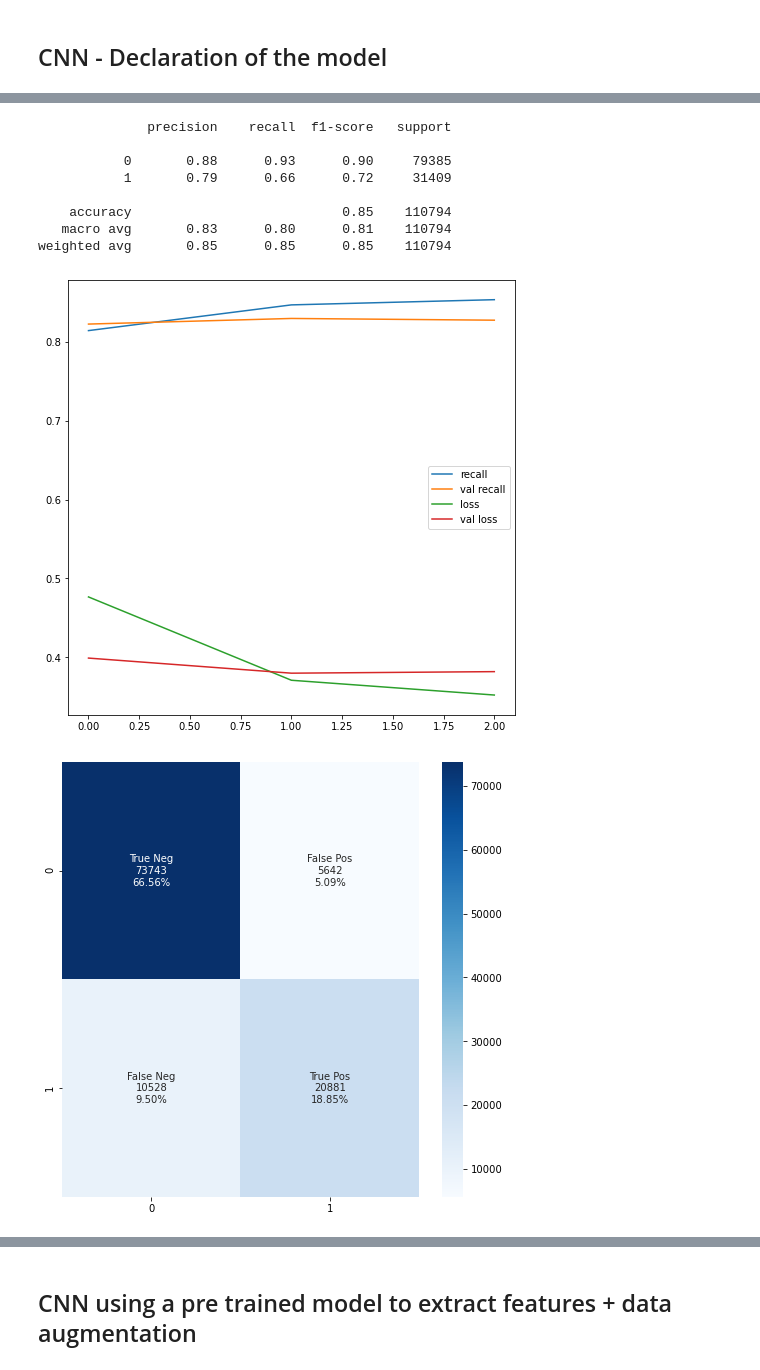
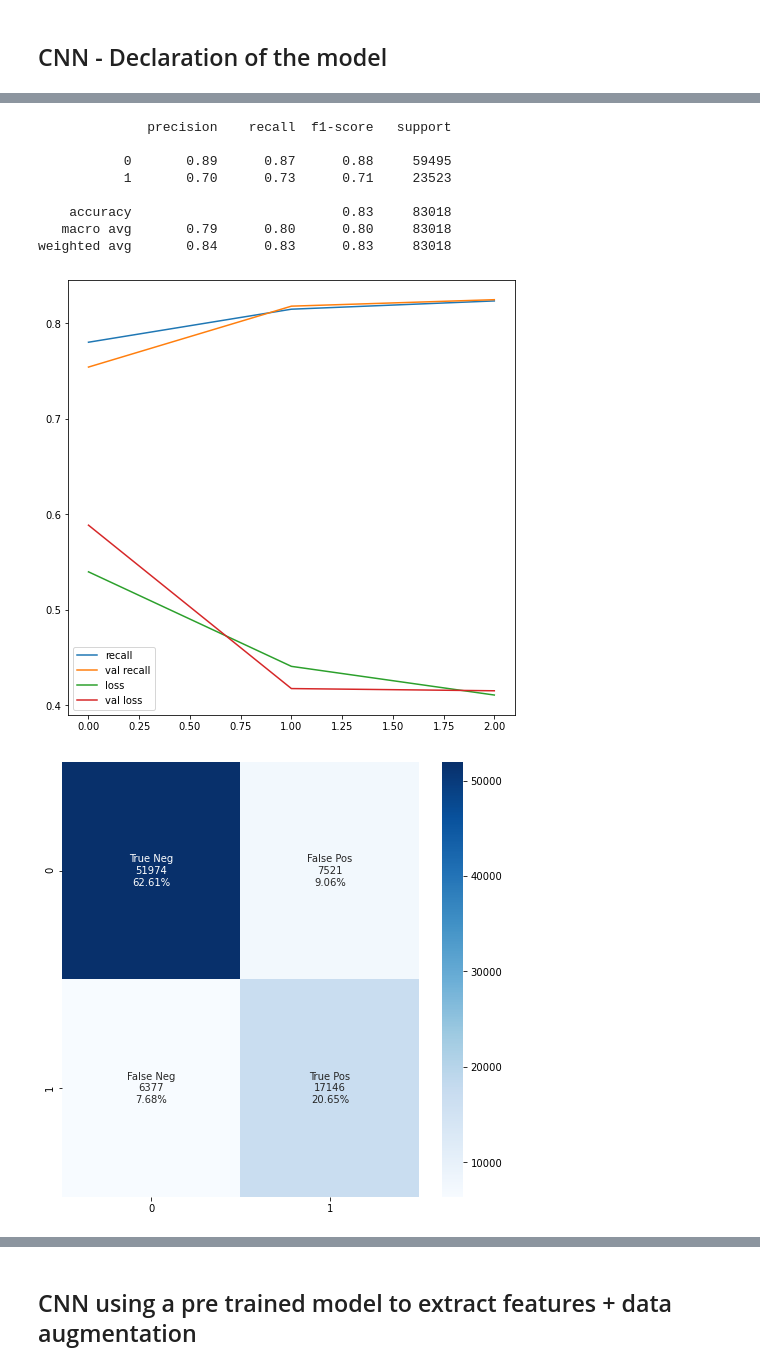
Before and after one commit to eltarr-kawther/Breast-cancer-classification, a Jupyter notebook: models.ipynb, the cells around one changed output, grey strips where cells are left out. Cells and saved outputs as stored; diff of their text form; code cells hidden in the pictures.

```diff
--- a/models.ipynb
+++ b/models.ipynb
@@ -60,11 +65,11 @@ def recall(y_true, y_pred):
     return recall
 
 def save(name):
-    with open(f"data/{name}.pickle", "wb") as handle:
+    with open(os.path.sep.join([models_history_path, f"{name}.pickle"]), "wb") as handle:
         pickle.dump(hist, handle, protocol=pickle.HIGHEST_PROTOCOL)
 
 def load(name):
-    with open(f"data/{name}.pickle", "rb") as handle:
+    with open(os.path.sep.join([models_history_path, f"{name}.pickle"]), "rb") as handle:
         return pickle.load(handle)
 # %% [markdown]
 ## Declaration of the image generators used to train models without having to load images in cache
@@ -102,24 +109,27 @@ totalVal_augmented = 40008    # total number of images in the validation set
 # %% [markdown]
 ## CNN - Declaration of the model
 # %%
-model = Sequential()
-model.add(SeparableConv2D(32, (3, 3), activation="relu"))
-model.add(BatchNormalization(axis=-1))
-model.add(MaxPooling2D((2, 2)))
+def get_model():
+    _model = Sequential()
+    _model.add(SeparableConv2D(32, (3, 3), activation="relu"))
+    _model.add(BatchNormalization(axis=-1))
+    _model.add(MaxPooling2D((2, 2)))
 
-model.add(SeparableConv2D(32, (3, 3), activation="relu"))
-model.add(BatchNormalization(axis=-1))
-model.add(MaxPooling2D((2, 2)))
+    _model.add(SeparableConv2D(32, (3, 3), activation="relu"))
+    _model.add(BatchNormalization(axis=-1))
+    _model.add(MaxPooling2D((2, 2)))
 
-model.add(SeparableConv2D(64, (3, 3), activation="relu"))
-model.add(BatchNormalization(axis=-1))
-model.add(MaxPooling2D(pool_size=(2, 2)))
+    _model.add(SeparableConv2D(64, (3, 3), activation="relu"))
+    _model.add(BatchNormalization(axis=-1))
+    _model.add(MaxPooling2D(pool_size=(2, 2)))
 
-model.add(Flatten())
+    _model.add(Flatten())
 
-model.add(Dense(64, activation="relu"))
-model.add(BatchNormalization(axis=-1))
-model.add(Dropout(0.5))
-model.add(Dense(2, activation="softmax"))
+    _model.add(Dense(64, activation="relu"))
+    _model.add(BatchNormalization(axis=-1))
+    _model.add(Dropout(0.5))
+    _model.add(Dense(2, activation="softmax"))
+    return _model
 
+model = get_model()
 model.compile(loss='binary_crossentropy', optimizer=optimizer, metrics=["accuracy", recall])
@@ -137,4 +150,4 @@ train_class_weights
 # %%
-hist = model.fit(x=training_gen_original, validation_data=validation_gen_original, callbacks=callback("CNN_unbalanced"), epochs=epochs, batch_size=batch_size, steps_per_epoch=totalTrain_original // batch_size, validation_steps=totalVal_original // batch_size).history
+hist = model.fit(x=training_gen_original, validation_data=validation_gen_original, callbacks=callback("CNN_classic"), epochs=epochs, class_weight=train_class_weights, batch_size=batch_size, steps_per_epoch=train_step_per_epoch, validation_steps=validation_step_per_epoch).history
 # %% [output]
 Epoch 1/50
@@ -146,17 +159,17 @@ Epoch 3/50
 # %%
-model.load_weights("data/CNN_unbalanced_weights.h5")
-save("history_unbalanced")
-hist = load("history_unbalanced")
+model.load_weights(os.path.sep.join([models_weights_path, "CNN_classic.h5"]))
+save("history_classic")
+hist = load("history_classic")
 show_results(_model=model, _hist=hist, metric="recall")
 # %% [output]
               precision    recall  f1-score   support
 
-           0       0.88      0.93      0.90     79385
-           1       0.79      0.66      0.72     31409
+           0       0.89      0.87      0.88     59495
+           1       0.70      0.73      0.71     23523
 
-    accuracy                           0.85    110794
-   macro avg       0.83      0.80      0.81    110794
-weighted avg       0.85      0.85      0.85    110794
+    accuracy                           0.83     83018
+   macro avg       0.79      0.80      0.80     83018
+weighted avg       0.84      0.83      0.83     83018
-[figure, old version]
+[figure, new version]
-[figure, old version]
+[figure, new version]
 # %% [markdown]
```
Also changed, not shown: parts of 15 cells of this notebook, 14 other files.
